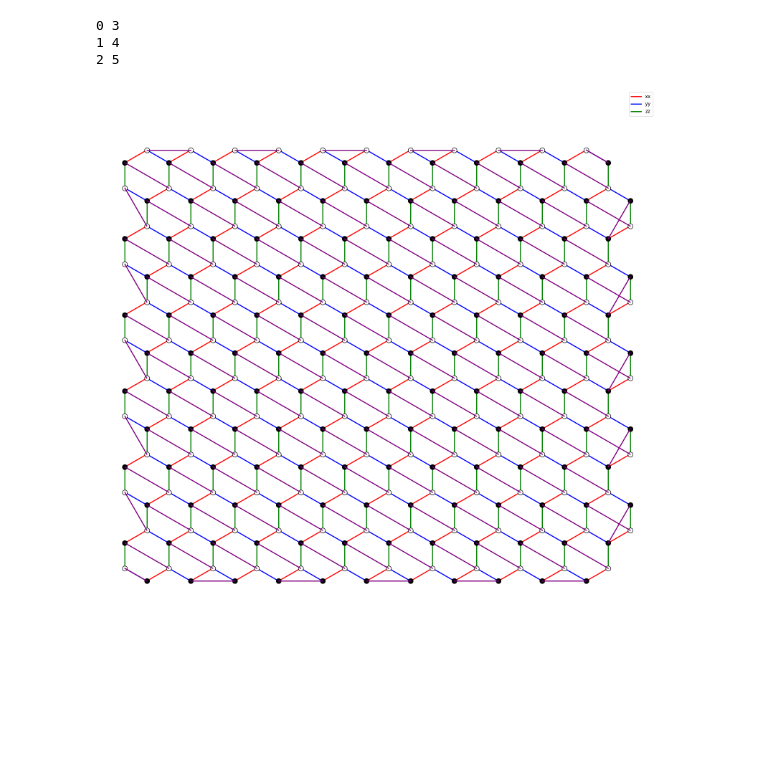
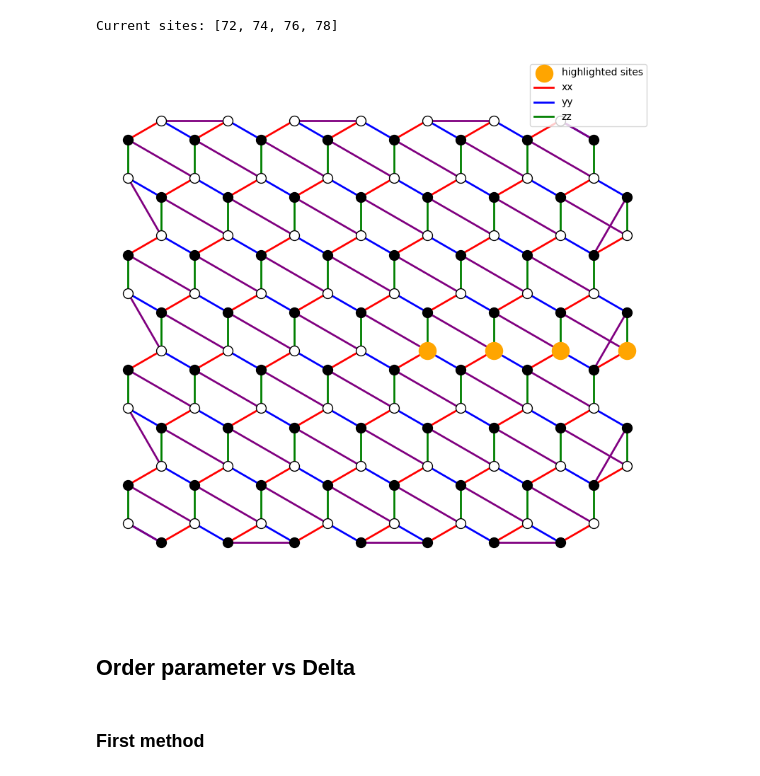
Before and after one commit to gconcheri/MasterThesis, a Jupyter notebook: AFAI_analysis.ipynb, the cells around one changed output. Saved outputs shown, nothing was run; the diff lists cells and outputs as text; code cells hidden in the pictures; blank space fills up the shorter version.

```diff
--- a/AFAI_analysis.ipynb
+++ b/AFAI_analysis.ipynb
@@ -104,16 +16,22 @@ xx_bond:  [[ 0  1]
-# %%
-lllist = [3,4,5]
-for i, id in enumerate(lllist):
-    print(i, id)
-# %% [output]
-0 3
-1 4
-2 5
-# %%
-modell = site.SitesOBC(Npx = 11, Npy = 11, edge = True)
-
-
-honey.plot_honeycomb(modell, plot_anyon_bonds = False, plot_diagonal_bonds=True,
-                     )
-# %% [output]
-[figure, removed]
+# %%
+model = site.SitesOBC(Npx = 7, Npy = 7, edge = True)
+
+# model.get_diagonalbonds()
+# otherbonds = model.links_list
+# otherbonds_list = []
+# for a in otherbonds:
+#     for i,j in a:
+#         otherbonds_list.append([i,j])
+
+current_list = model.get_current_sites()
+print("Current sites:", current_list)
+
+honey.plot_honeycomb(model, plot_anyon_bonds = False,
+                    plot_diagonal_bonds=True,
+                    fig_size=(10,10),
+                    sites= current_list
+                     #otherbonds_list=otherbonds_list
+                     )
+# %% [output]
+Current sites: [72, 74, 76, 78]
+[figure, added]
@@ -119,0 +40,4 @@ honey.plot_honeycomb(modell, plot_anyon_bonds = False, plot_diagonal_bonds=True,
+# %% [markdown]
+## Order parameter vs Delta
+# %% [markdown]
+### First method
```
Also changed, not shown: parts of 26 cells of this notebook, 9 other files.
